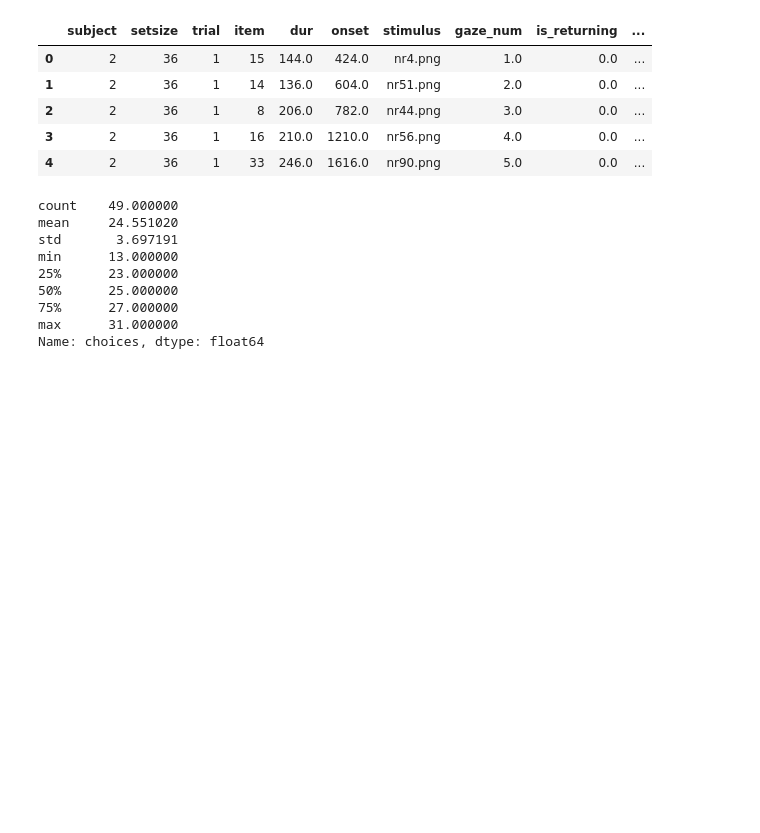
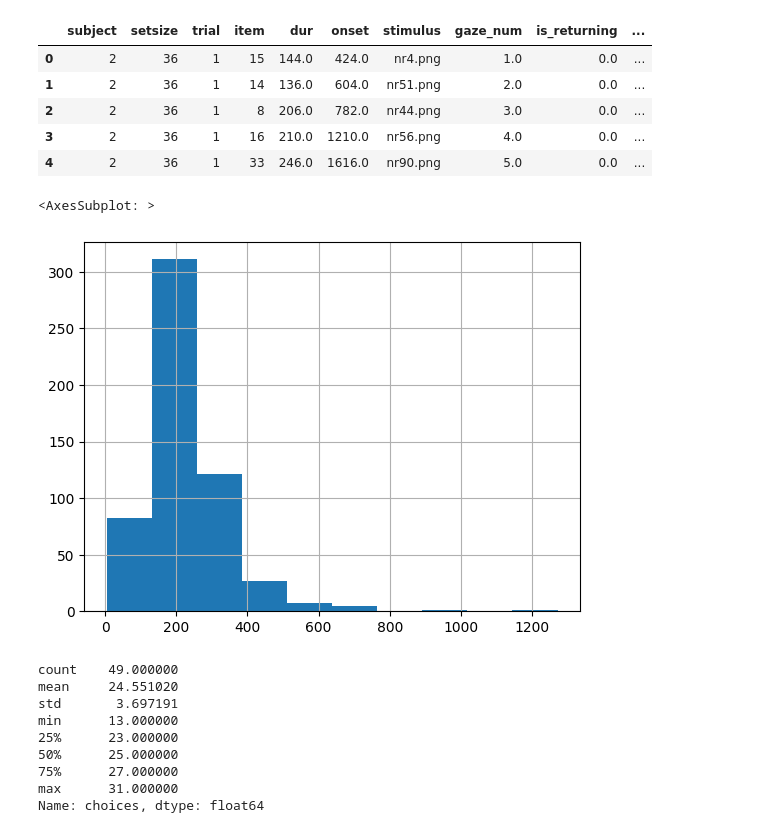
Before and after one commit to trondarild/many-item-choice, a Jupyter notebook: tat/exploration.ipynb, the cells around one changed output. Cells and saved outputs as stored; diff of their text form; code cells hidden in the pictures; blank space fills up the shorter version.

```diff
--- a/tat/exploration.ipynb
+++ b/tat/exploration.ipynb
@@ -47,6 +55,12 @@ tmp_data.head()
 | 2 | 2 | 36 | 1 | 8 | 206.0 | 782.0 | nr44.png | 3.0 | 0.0 | ... |
 | 3 | 2 | 36 | 1 | 16 | 210.0 | 1210.0 | nr56.png | 4.0 | 0.0 | ... |
 | 4 | 2 | 36 | 1 | 33 | 246.0 | 1616.0 | nr90.png | 5.0 | 0.0 | ... |
+# %%
+# check duration distro of duration - many short ones
+tmp_data.dur.hist()
+# %% [output]
+<AxesSubplot: >
+[figure, added]
 # %%
 c = 36
 session_nums = []
```
Also changed, not shown: parts of 4 cells of this notebook, 2 other files.
